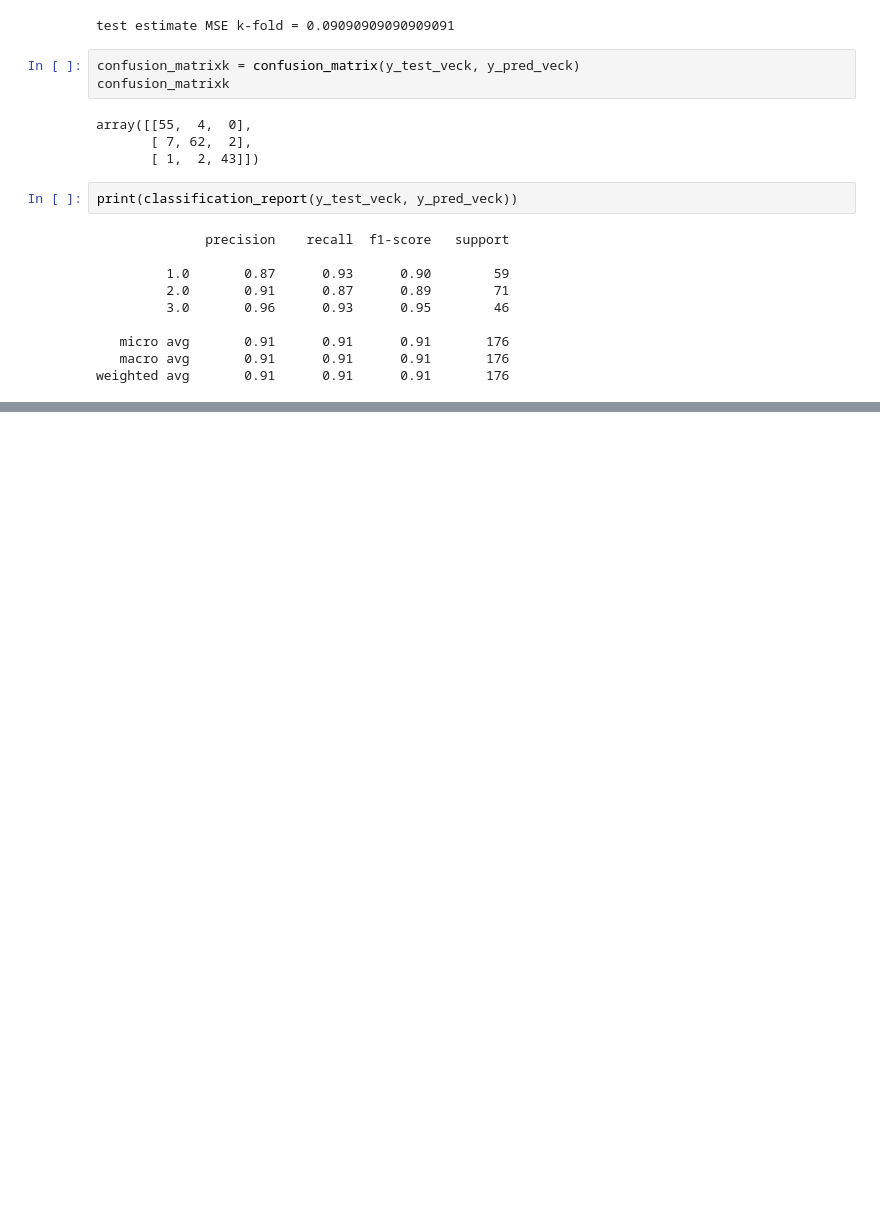
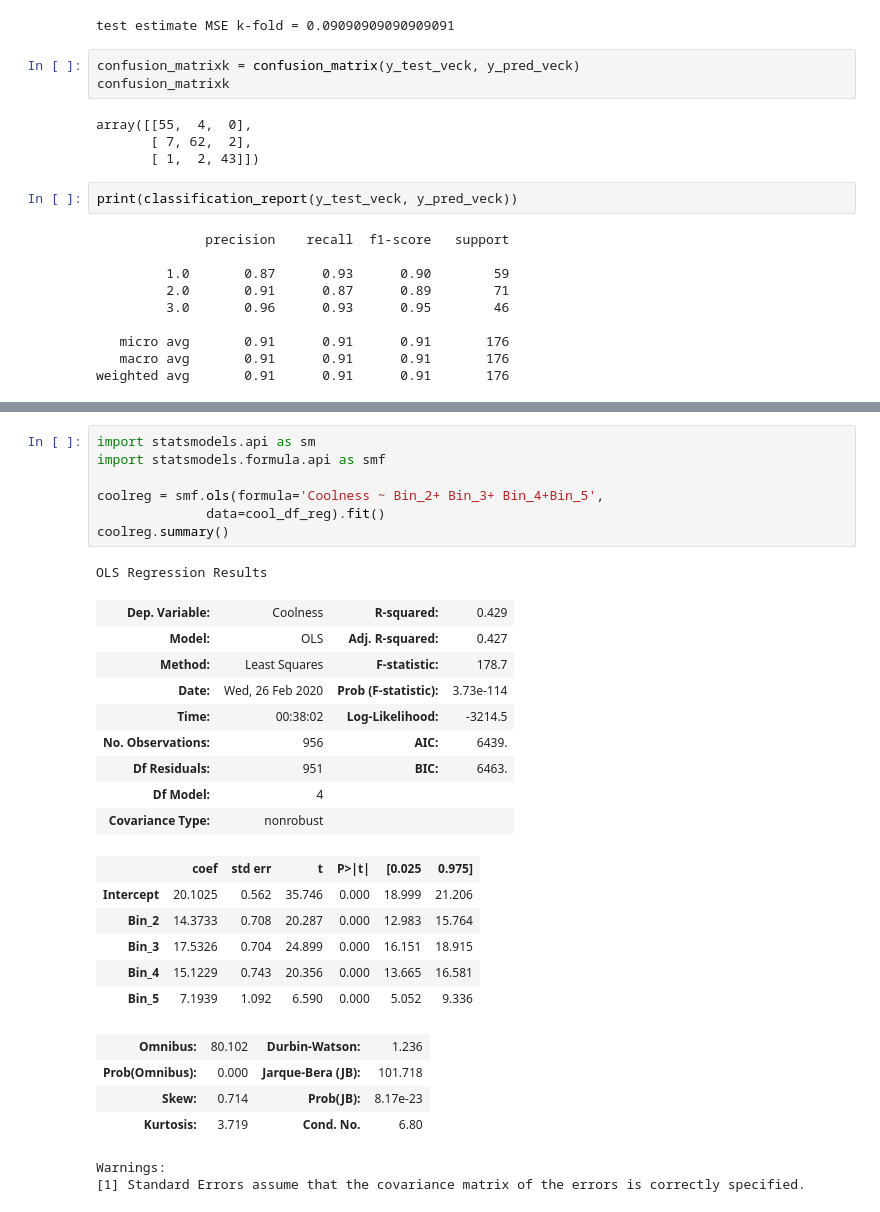
Before and after one commit to JoshLaven/persp-model-econ_w20, a Jupyter notebook: ProblemSets/PS7/LavenPS7.ipynb, the cells around one changed output, grey strips where cells are left out. Cells and saved outputs as stored; diff of their text form; blank space fills up the shorter version.

```diff
--- a/ProblemSets/PS7/LavenPS7.ipynb
+++ b/ProblemSets/PS7/LavenPS7.ipynb
@@ -209,0 +256,30 @@ weighted avg       0.91      0.91      0.91       176
+# %%
+import statsmodels.api as sm
+import statsmodels.formula.api as smf
+
+coolreg = smf.ols(formula='Coolness ~ Bin_2+ Bin_3+ Bin_4+Bin_5',
+              data=cool_df_reg).fit()
+coolreg.summary()
+# %% [output]
+OLS Regression Results
+| Dep. Variable: | Coolness | R-squared: | 0.429 |
+| Model: | OLS | Adj. R-squared: | 0.427 |
+| Method: | Least Squares | F-statistic: | 178.7 |
+| Date: | Wed, 26 Feb 2020 | Prob (F-statistic): | 3.73e-114 |
+| Time: | 00:38:02 | Log-Likelihood: | -3214.5 |
+| No. Observations: | 956 | AIC: | 6439. |
+| Df Residuals: | 951 | BIC: | 6463. |
+| Df Model: | 4 |  |  |
+| Covariance Type: | nonrobust |  |  |
+|  | coef | std err | t | P>|t| | [0.025 | 0.975] |
+| Intercept | 20.1025 | 0.562 | 35.746 | 0.000 | 18.999 | 21.206 |
+| Bin_2 | 14.3733 | 0.708 | 20.287 | 0.000 | 12.983 | 15.764 |
+| Bin_3 | 17.5326 | 0.704 | 24.899 | 0.000 | 16.151 | 18.915 |
+| Bin_4 | 15.1229 | 0.743 | 20.356 | 0.000 | 13.665 | 16.581 |
+| Bin_5 | 7.1939 | 1.092 | 6.590 | 0.000 | 5.052 | 9.336 |
+| Omnibus: | 80.102 | Durbin-Watson: | 1.236 |
+| Prob(Omnibus): | 0.000 | Jarque-Bera (JB): | 101.718 |
+| Skew: | 0.714 | Prob(JB): | 8.17e-23 |
+| Kurtosis: | 3.719 | Cond. No. | 6.80 |
+Warnings:
+[1] Standard Errors assume that the covariance matrix of the errors is correctly specified.
```
Also changed, not shown: parts of 16 cells of this notebook.
